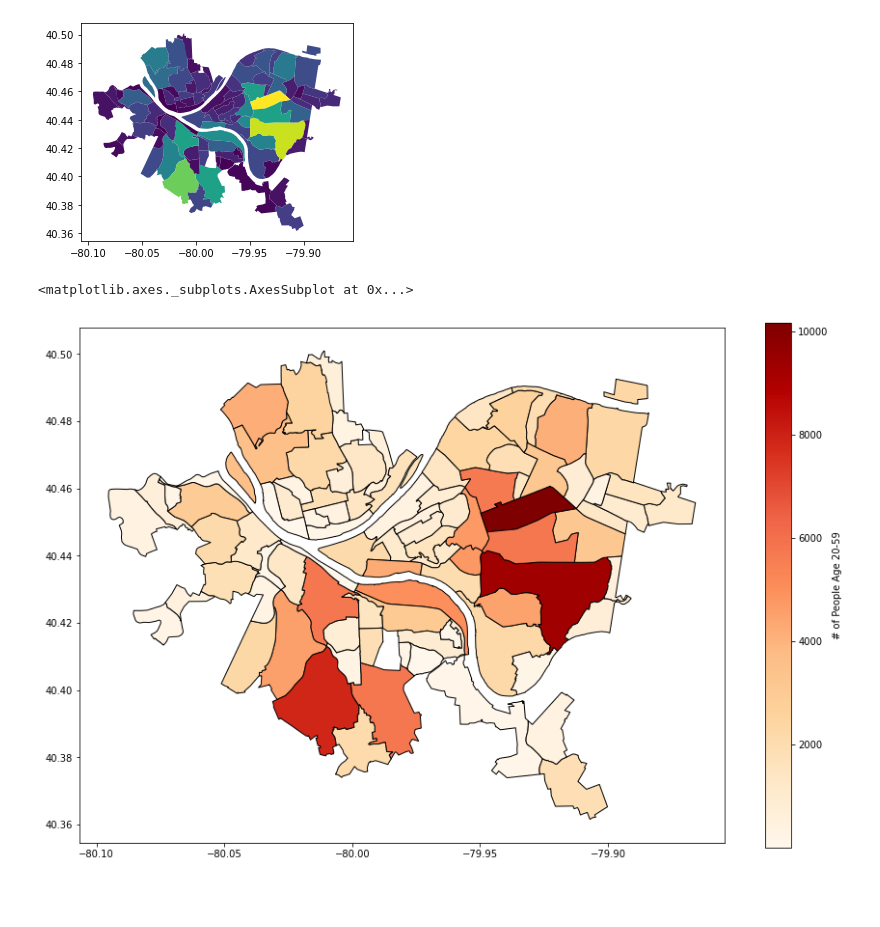
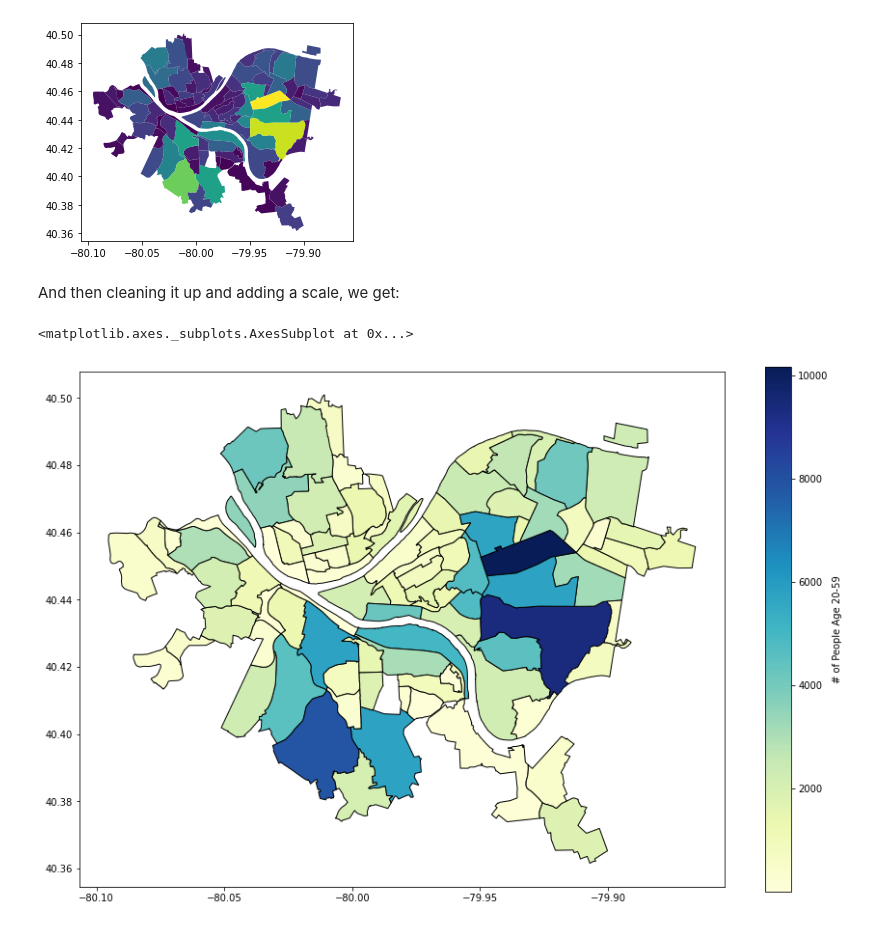
Before and after one commit to N-F9/big-ideas-final-project, a Jupyter notebook: jhk68-Target-Population.ipynb, the cells around one changed output. Cells and saved outputs as stored; diff of their text form; code cells hidden in the pictures; blank space fills up the shorter version.

```diff
--- a/jhk68-Target-Population.ipynb
+++ b/jhk68-Target-Population.ipynb
@@ -100,15 +108,17 @@ popmap.plot(column='tot')
 # %% [output]
 <matplotlib.axes._subplots.AxesSubplot at 0x...>
 [figure]
+# %% [markdown]
+And then cleaning it up and adding a scale, we get:
 # %%
 popmap.plot(column='tot', # set the data to be used for coloring
-               cmap='OrRd',              # choose a color palette
+               cmap='YlGnBu',              # choose a color palette
                edgecolor="black",        # outline the districts in white
                legend=True,              # show the legend
                legend_kwds={'label': "# of People Age 20-59"}, # label the legend
                figsize=(15, 10),         # set the size
                #missing_kwds={"color": "lightgrey"} # set disctricts with no data to gray
                )
 # %% [output]
 <matplotlib.axes._subplots.AxesSubplot at 0x...>
-[figure, old version]
+[figure, new version]
```
Also changed, not shown: parts of 7 cells of this notebook.
